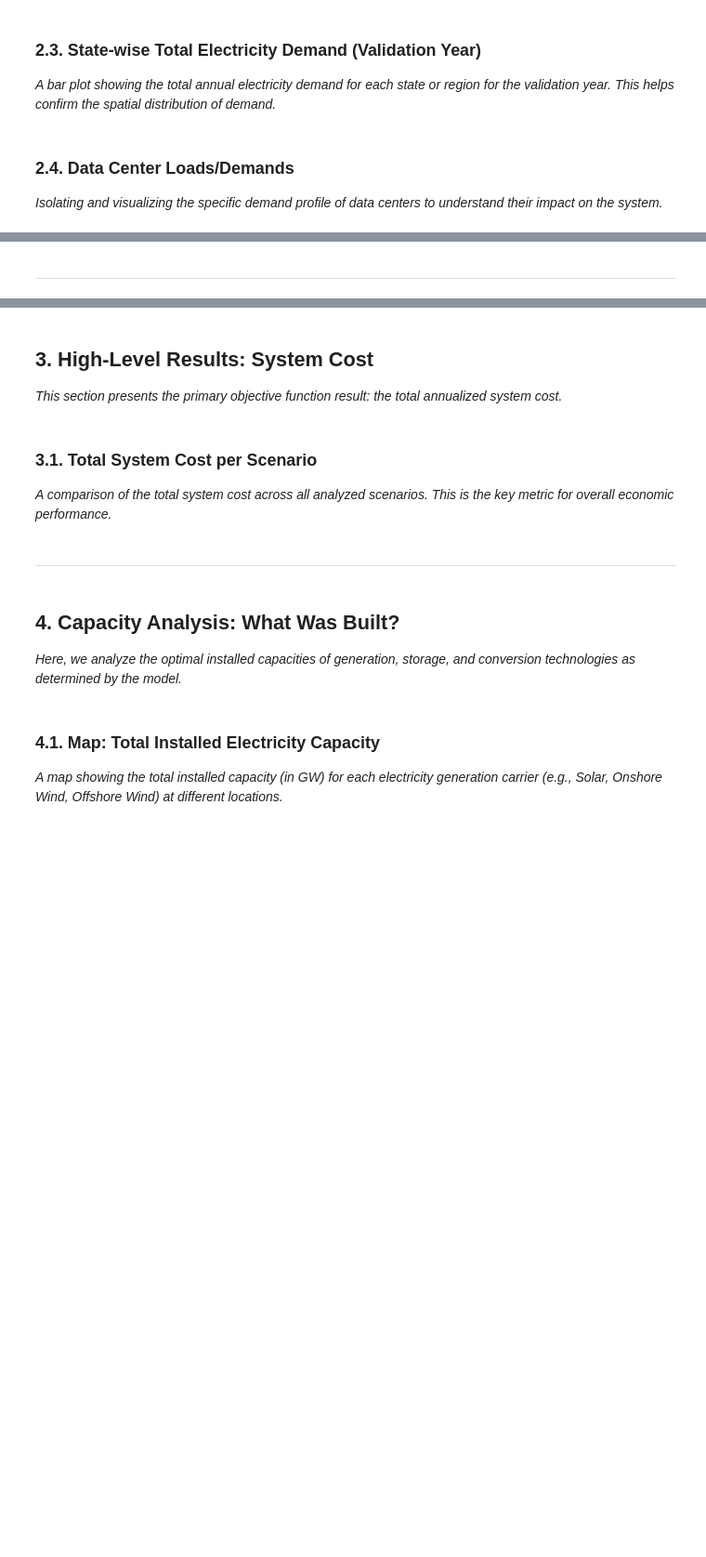
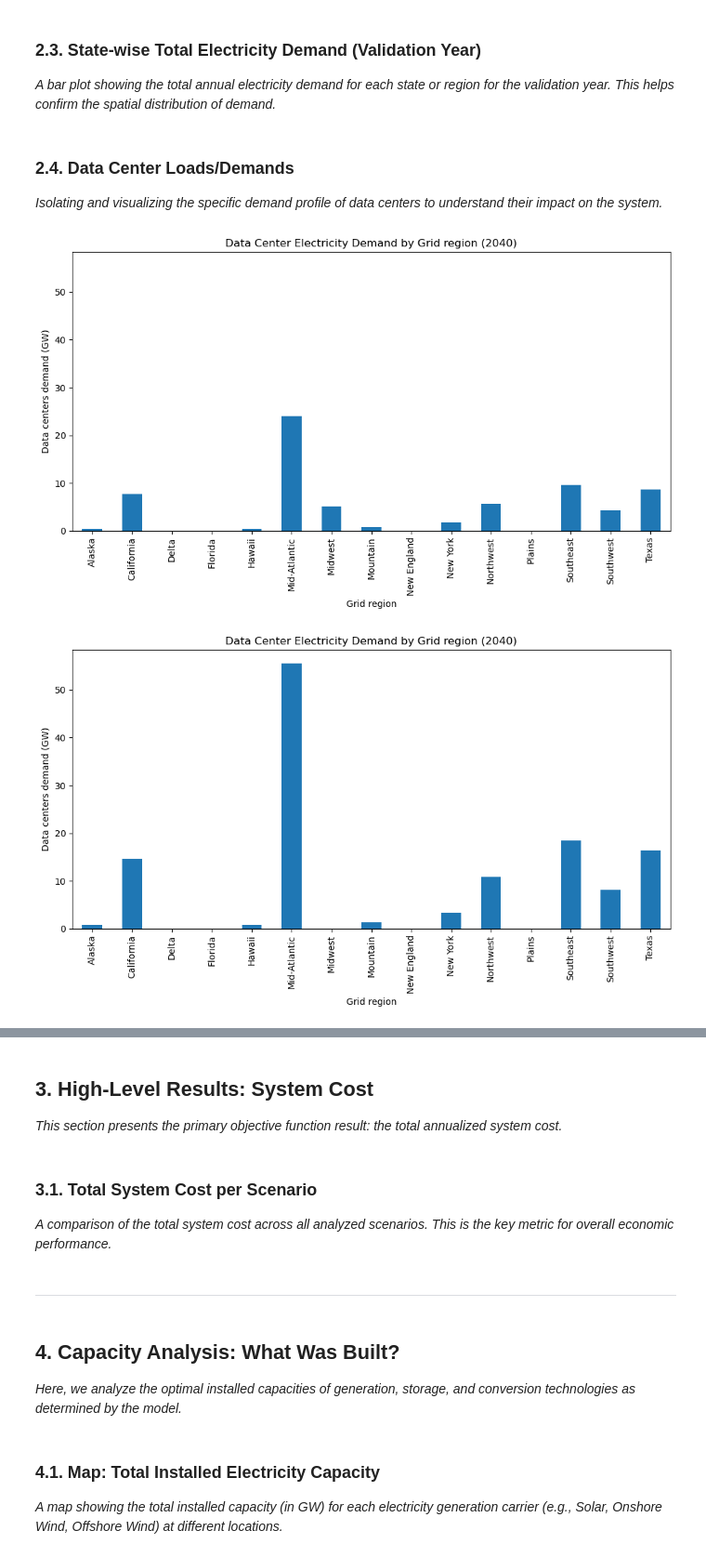
Before and after one commit to open-energy-transition/efuels-supply-potentials, a Jupyter notebook: notebooks/scenario_analysis.ipynb, the cells around one changed output, grey strips where cells are left out. Shown at 93% size. Drawn from its saved outputs; the diff is of its cells as text; code cells hidden in the pictures; blank space fills up the shorter version.

```diff
--- a/notebooks/scenario_analysis.ipynb
+++ b/notebooks/scenario_analysis.ipynb
@@ -534,13 +616,13 @@ for ax, y in zip(axes, ['Base', "Scenario A", "Scenario B"]):
 ### 2.3. State-wise Total Electricity Demand (Validation Year)
 *A bar plot showing the total annual electricity demand for each state or region for the validation year. This helps confirm the spatial distribution of demand.*
 # %%
-def attach_region_to_buses(network, path_shapes, distance_crs="EPSG:4326"):
+def attach_grid_region_to_buses(network, path_shapes, distance_crs="EPSG:4326"):
     """
-    Attach region to buses
+    Attach grid region to buses
     """
     # Read the shapefile using geopandas
     shapes = gpd.read_file(path_shapes, crs=distance_crs)
-    shapes.rename(columns={"GRID_REGIO": "Region"}, inplace=True)
+    shapes.rename(columns={"GRID_REGIO": "Grid Region"}, inplace=True)
 
     ac_dc_carriers = ["AC", "DC"]
     location_mapping = network.buses.query("carrier in @ac_dc_carriers")[["x", "y"]]
@@ -555,11 +637,11 @@ def attach_region_to_buses(network, path_shapes, distance_crs="EPSG:4326"):
         )
 
     bus_cols = network.buses.columns
-    bus_cols = list(bus_cols) + ["region"]
+    bus_cols = list(bus_cols) + ["grid_region"]
 
     st_buses = gpd.sjoin_nearest(shapes, pypsa_gpd, how="right")
 
-    network.buses["region"] = st_buses["Region"]
+    network.buses["grid_region"] = st_buses["Grid Region"]
 
     return network
 
@@ -662,17 +744,41 @@ fig1.show()
 # %%
 def compute_data_center_load(network):
     """
-    Compute data center load by region and by state
+    Compute data center load by grid region and by state
     """
-    n = attach_region_to_buses(network, region_shapes_path)
+    n = attach_grid_region_to_buses(network, region_shapes_path)
     n = attach_state_to_buses(network, state_shapes_path)
 
     data_center_loads = n.loads.query("carrier in 'data center'")
 
-    data_center_loads["region"] = data_center_loads.bus.map(n.buses.region)
+    data_center_loads["grid_region"] = data_center_loads.bus.map(n.buses.grid_region)
     data_center_loads["state"] = data_center_loads.bus.map(n.buses.state)
 
     return data_center_loads
 # %%
-data_center_load_A = compute_data_center_load(n_a)
-data_center_load_B = compute_data_center_load(n_b)
+data_center_load = {}
+for key, net in networks.items():
+    data_center_load[key] = compute_data_center_load(net)
+
+max_val = 0
+for df in data_center_load.values():
+    demand_by_grid_region = df.groupby("grid_region")["p_set"].sum().div(1e3)
+    max_val = max(max_val, demand_by_grid_region.max())
+
+for key, df in data_center_load.items():
+    demand_by_grid_region = df.groupby("grid_region")["p_set"].sum().div(1e3)
+
+    ax = demand_by_grid_region.plot(
+        kind="bar",
+        title=f"Data Center Electricity Demand by Grid region ({year})",
+        ylabel="Data centers demand (GW)",
+        xlabel="Grid region",
+        figsize=(10, 6),
+        legend=False
+    )
+    ax.set_ylim(0, max_val * 1.05)
+    plt.tight_layout()
+    plt.show()
+# %% [output]
+[figure, added]
+[figure, added]
@@ -699,2 +786,0 @@ data_center_load_B.plot(
-# %% [markdown]
----
```
Also changed, not shown: parts of 21 cells of this notebook.
